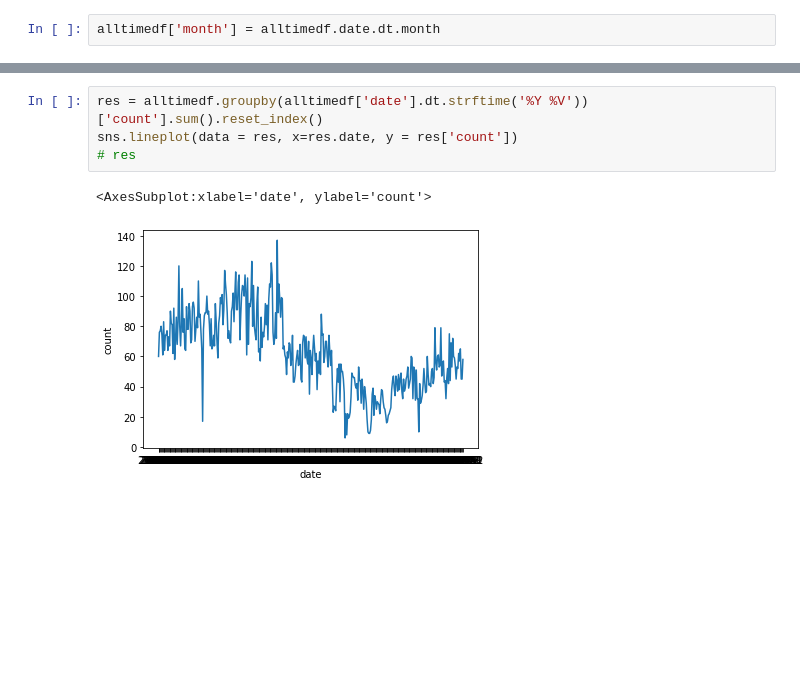
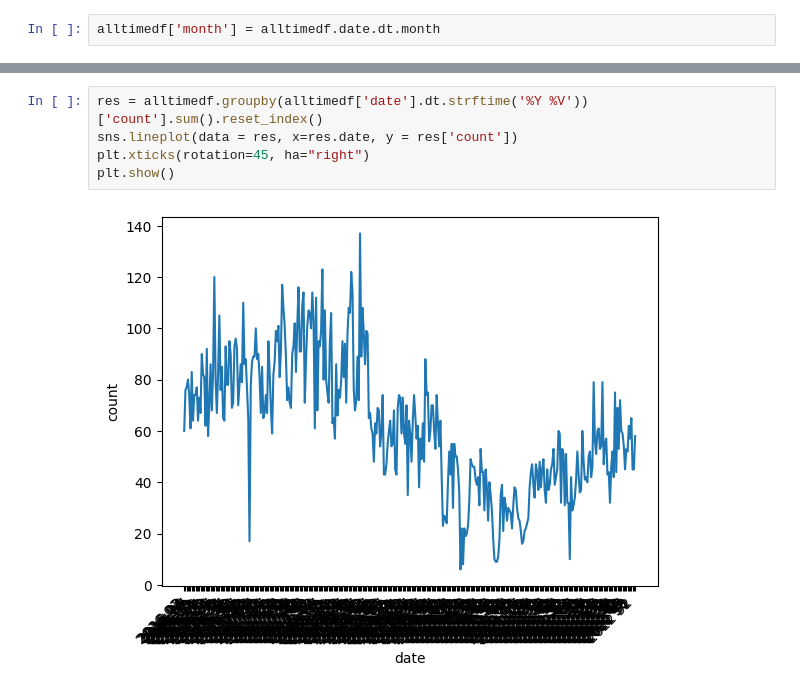
Before and after one commit to Flockyy/time-series, a Jupyter notebook: sncf-api.ipynb, the cells around one changed output, grey strips where cells are left out. Saved outputs shown, nothing was run; the diff lists cells and outputs as text; blank space fills up the shorter version.

```diff
--- a/sncf-api.ipynb
+++ b/sncf-api.ipynb
@@ -136,10 +138,10 @@ sns.lineplot(data = res, x=res.date, y = res['count'])
 # %%
 res = alltimedf.groupby(alltimedf['date'].dt.strftime('%Y %V'))['count'].sum().reset_index()
 sns.lineplot(data = res, x=res.date, y = res['count'])
-# res
+plt.xticks(rotation=45, ha="right")
+plt.show()
 # %% [output]
-<AxesSubplot:xlabel='date', ylabel='count'>
-[figure, old version]
+[figure, new version]
 # %%
 res = alltimedf.groupby(alltimedf['date'].dt.strftime('%Y %m'))['count'].sum().reset_index()
 sns.lineplot(data = res, x=res.date, y = res['count'])
```
Also changed, not shown: parts of 25 cells of this notebook, 1 other file.
